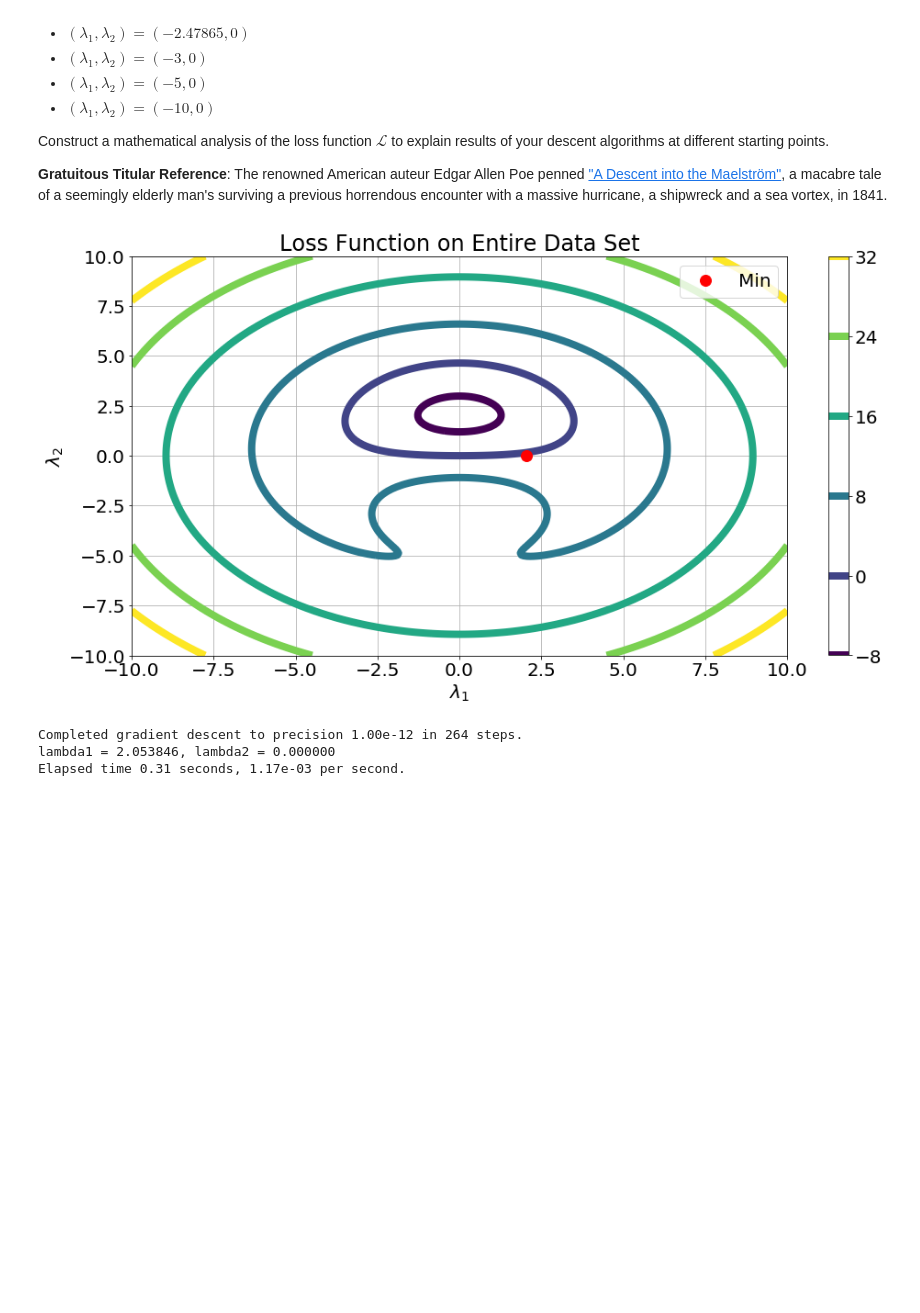
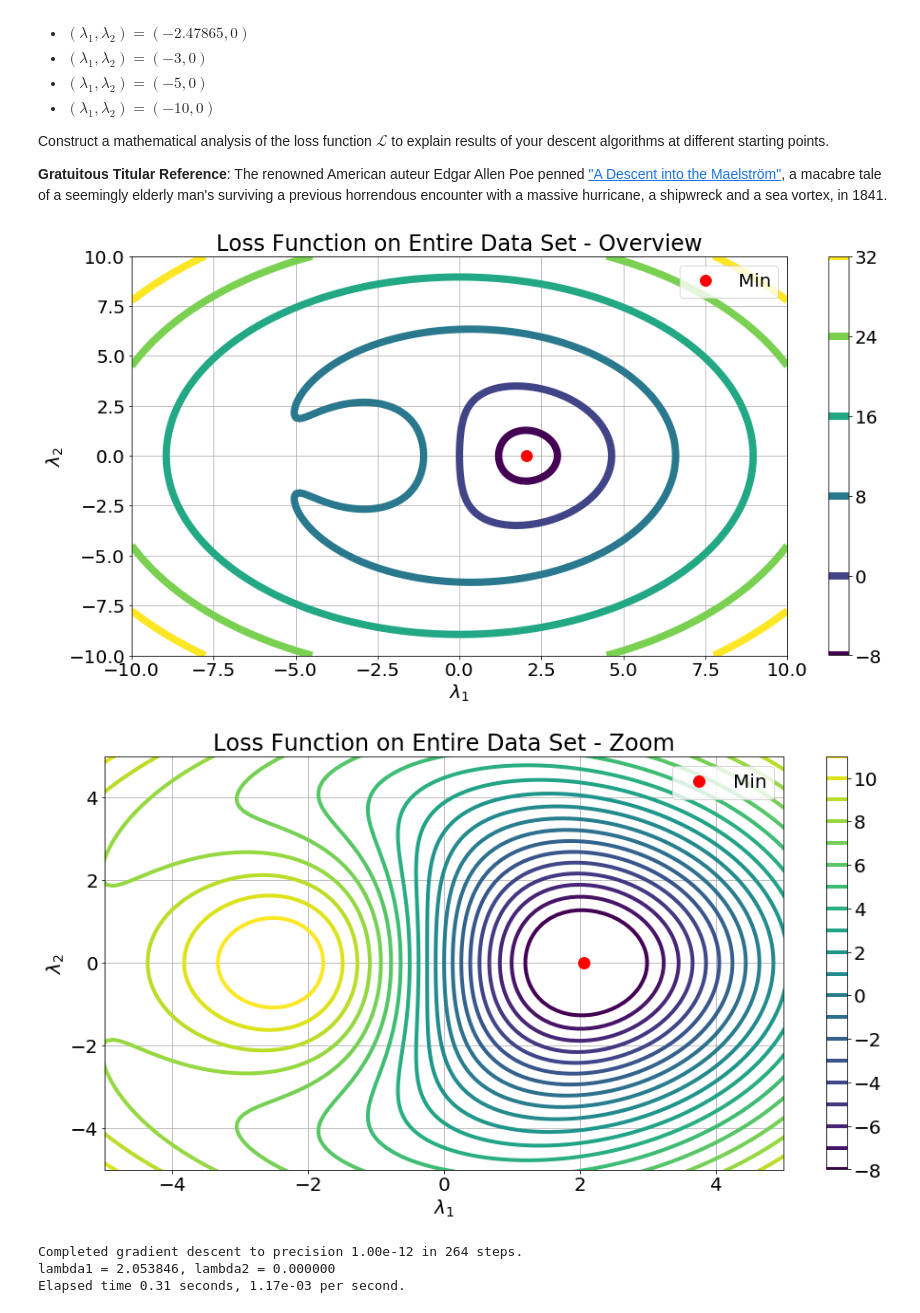
Before and after one commit to IACS-AM-207-Braavos/AM-207, a Jupyter notebook: hw6/AM207_HW6_MSE.ipynb, the cells around one changed output. Cells and saved outputs as stored; diff of their text form; code cells hidden in the pictures; blank space fills up the shorter version.

```diff
--- a/hw6/AM207_HW6_MSE.ipynb
+++ b/hw6/AM207_HW6_MSE.ipynb
@@ -629,37 +641,53 @@ lambda2_min = 0.0
 # lambda_min = np.array([lambda1_min, lambda2_min])
 loss_min = L(lambda1_min, lambda2_min)
 
 # Grid of lambda1 and lambda2
 grid_size: int = 200
 lambda1_samp = np.linspace(-10, 10, grid_size)
 lambda2_samp = np.linspace(-10, 10, grid_size)
 lambda1_grid, lambda2_grid = np.meshgrid(lambda1_samp, lambda2_samp)
 
 # Grid of the total loss function
 try:
     loss_grid = vartbl['loss_grid']
 except:
     loss_grid = np.zeros((grid_size, grid_size))
     for i, lambda1 in enumerate(lambda1_samp):
         for j, lambda2 in enumerate(lambda2_samp):
-            loss_grid[i,j] = L(lambda1, lambda2)
+            loss_grid[j,i] = L(lambda1, lambda2)
     vartbl['loss_grid'] = loss_grid
     save_vartbl(vartbl, fname)
 
-# Plot the loss function
+# Plot the loss function - large scale overview
 fig, ax = plt.subplots()
 fig.set_size_inches([16, 8])
-ax.set_title('Loss Function on Entire Data Set')
+ax.set_title('Loss Function on Entire Data Set - Overview')
 ax.set_xlabel(r'$\lambda_1$')
 ax.set_ylabel(r'$\lambda_2$')
 cs = ax.contour(lambda1_grid, lambda2_grid, loss_grid, linewidths=8)
 ax.plot(lambda1_min, lambda2_min, label='Min', marker='o', markersize=12, linewidth=0, color='r')
 fig.colorbar(cs, ax=ax)
 ax.legend()
 ax.grid()
 plt.show()
+
+# Plot the loss function - zoom in on important details
+fig, ax = plt.subplots()
+fig.set_size_inches([16, 8])
+ax.set_title('Loss Function on Entire Data Set - Zoom')
+ax.set_xlabel(r'$\lambda_1$')
+ax.set_ylabel(r'$\lambda_2$')
+ax.set_xlim([-5,5])
+ax.set_ylim([-5,5])
+cs = ax.contour(lambda1_grid, lambda2_grid, loss_grid, levels=np.arange(-8, 12, 1), linewidths=4)
+ax.plot(lambda1_min, lambda2_min, label='Min', marker='o', markersize=12, linewidth=0, color='r')
+fig.colorbar(cs, ax=ax)
+ax.legend()
+ax.grid()
+plt.show()
 # %% [output]
-[figure, old version]
+[figure, new version]
+[figure, added]
 # %%
 # 2.2. Choose an appropriate learning rate from [10, 1, 0.1, 0.01, 0.001, 0.0001] and
 # use that learning rate to implement gradient descent. Use your implementation to minimize L for the given data.
```
Also changed, not shown: parts of 3 cells of this notebook, 2 other files.
